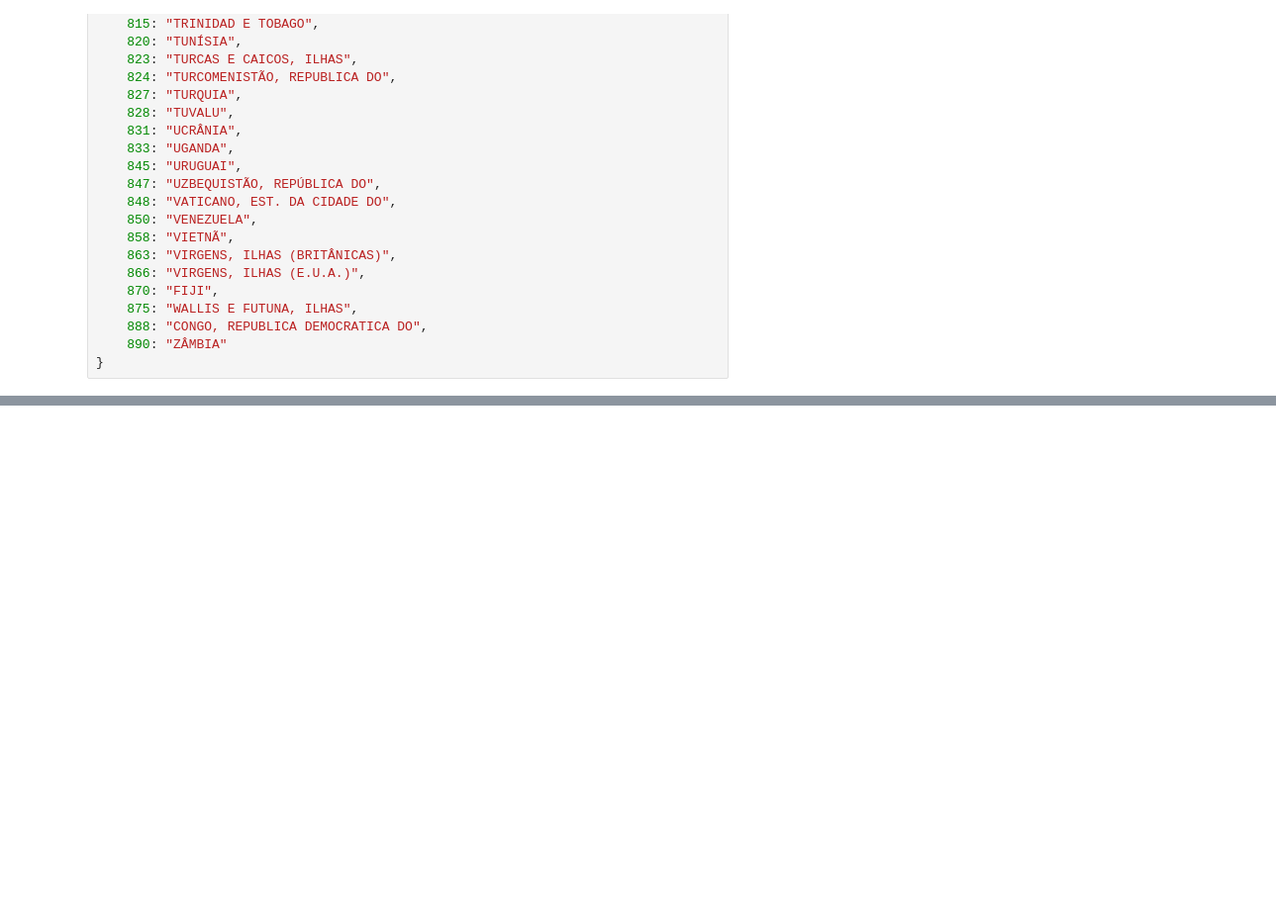
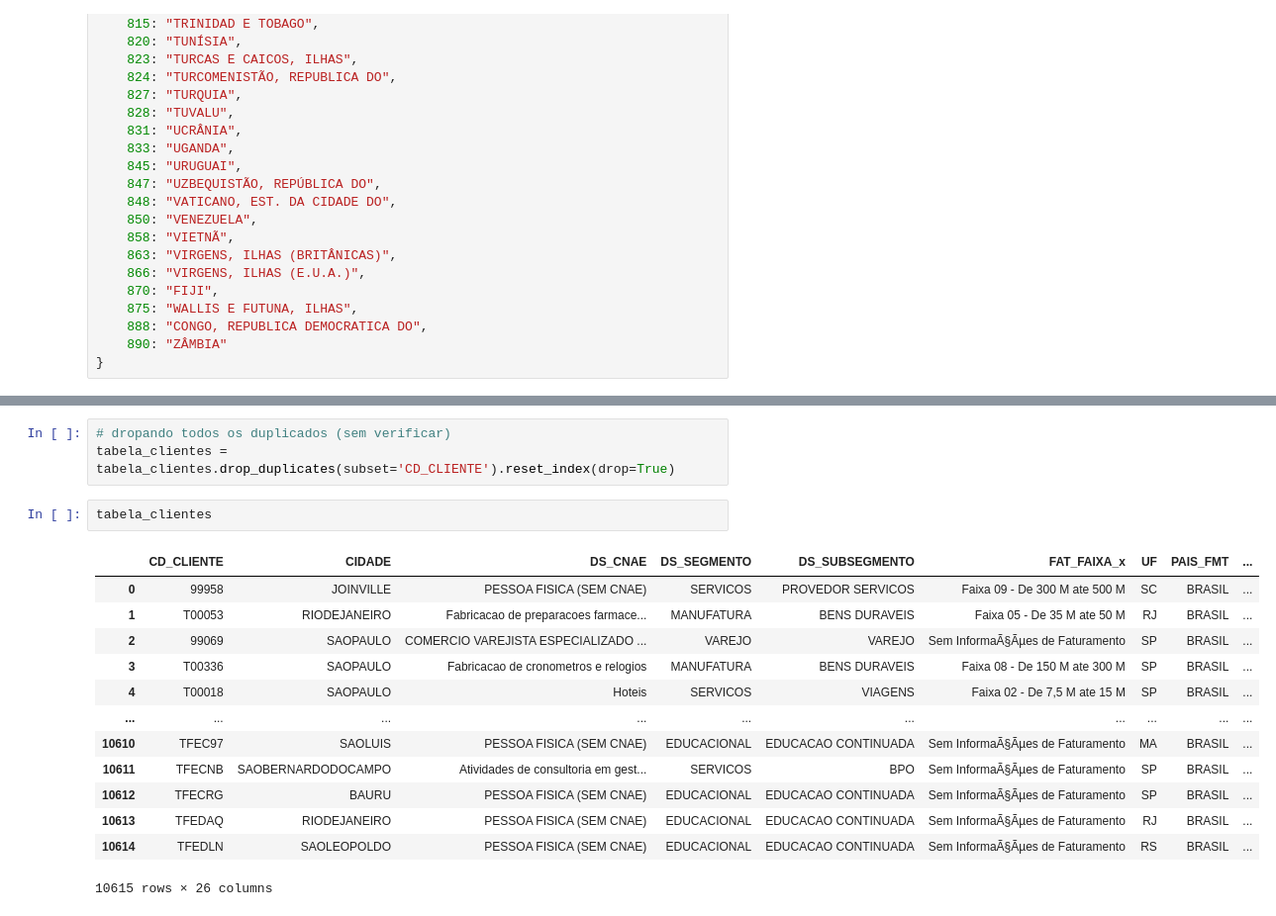
Before and after one commit to fiap-datascience/arcana, a Jupyter notebook: notebooks/analise_exploratoria.ipynb, the cells around one changed output, grey strips where cells are left out. Shown: that part at 99% size. Saved outputs shown, nothing was run; the diff lists cells and outputs as text; blank space fills up the shorter version.

```diff
--- a/notebooks/analise_exploratoria.ipynb
+++ b/notebooks/analise_exploratoria.ipynb
@@ -324,0 +415,19 @@ tabela_clientes = tabela_clientes.drop_duplicates(subset='CD_CLIENTE')
+# %%
+# dropando todos os duplicados (sem verificar)
+tabela_clientes = tabela_clientes.drop_duplicates(subset='CD_CLIENTE').reset_index(drop=True)
+# %%
+tabela_clientes
+# %% [output]
+|  | CD_CLIENTE | CIDADE | DS_CNAE | DS_SEGMENTO | DS_SUBSEGMENTO | FAT_FAIXA_x | UF | PAIS_FMT | ... |
+| 0 | 99958 | JOINVILLE | PESSOA FISICA (SEM CNAE) | SERVICOS | PROVEDOR SERVICOS | Faixa 09 - De 300 M ate 500 M | SC | BRASIL | ... |
+| 1 | T00053 | RIODEJANEIRO | Fabricacao de preparacoes farmace... | MANUFATURA | BENS DURAVEIS | Faixa 05 - De 35 M ate 50 M | RJ | BRASIL | ... |
+| 2 | 99069 | SAOPAULO | COMERCIO VAREJISTA ESPECIALIZADO ... | VAREJO | VAREJO | Sem InformaÃ§Ãµes de Faturamento | SP | BRASIL | ... |
+| 3 | T00336 | SAOPAULO | Fabricacao de cronometros e relogios | MANUFATURA | BENS DURAVEIS | Faixa 08 - De 150 M ate 300 M | SP | BRASIL | ... |
+| 4 | T00018 | SAOPAULO | Hoteis | SERVICOS | VIAGENS | Faixa 02 - De 7,5 M ate 15 M | SP | BRASIL | ... |
+| ... | ... | ... | ... | ... | ... | ... | ... | ... | ... |
+| 10610 | TFEC97 | SAOLUIS | PESSOA FISICA (SEM CNAE) | EDUCACIONAL | EDUCACAO CONTINUADA | Sem InformaÃ§Ãµes de Faturamento | MA | BRASIL | ... |
+| 10611 | TFECNB | SAOBERNARDODOCAMPO | Atividades de consultoria em gest... | SERVICOS | BPO | Sem InformaÃ§Ãµes de Faturamento | SP | BRASIL | ... |
+| 10612 | TFECRG | BAURU | PESSOA FISICA (SEM CNAE) | EDUCACIONAL | EDUCACAO CONTINUADA | Sem InformaÃ§Ãµes de Faturamento | SP | BRASIL | ... |
+| 10613 | TFEDAQ | RIODEJANEIRO | PESSOA FISICA (SEM CNAE) | EDUCACIONAL | EDUCACAO CONTINUADA | Sem InformaÃ§Ãµes de Faturamento | RJ | BRASIL | ... |
+| 10614 | TFEDLN | SAOLEOPOLDO | PESSOA FISICA (SEM CNAE) | EDUCACIONAL | EDUCACAO CONTINUADA | Sem InformaÃ§Ãµes de Faturamento | RS | BRASIL | ... |
+10615 rows × 26 columns
```
Also changed, not shown: parts of 9 cells of this notebook, 2 other files.
